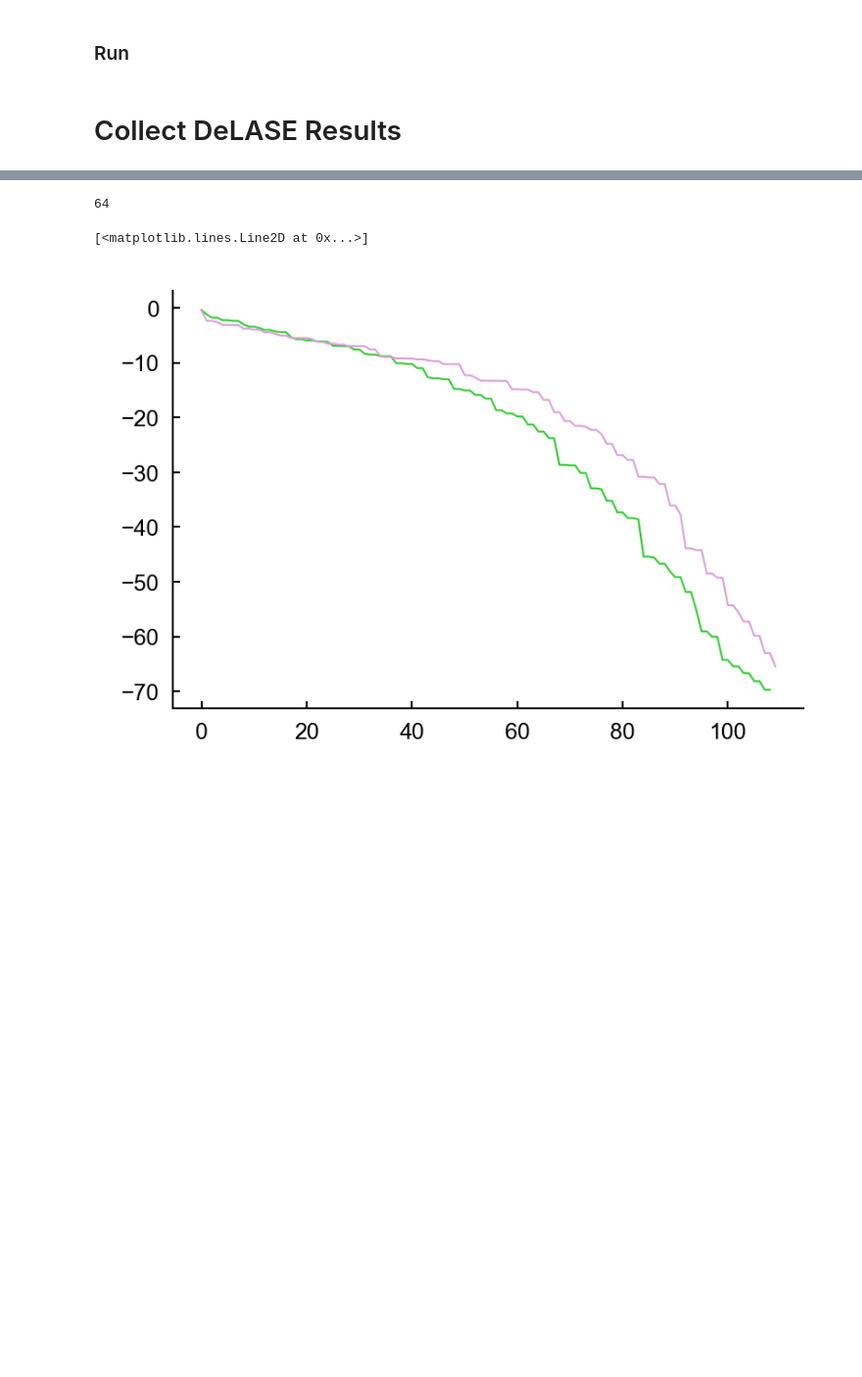
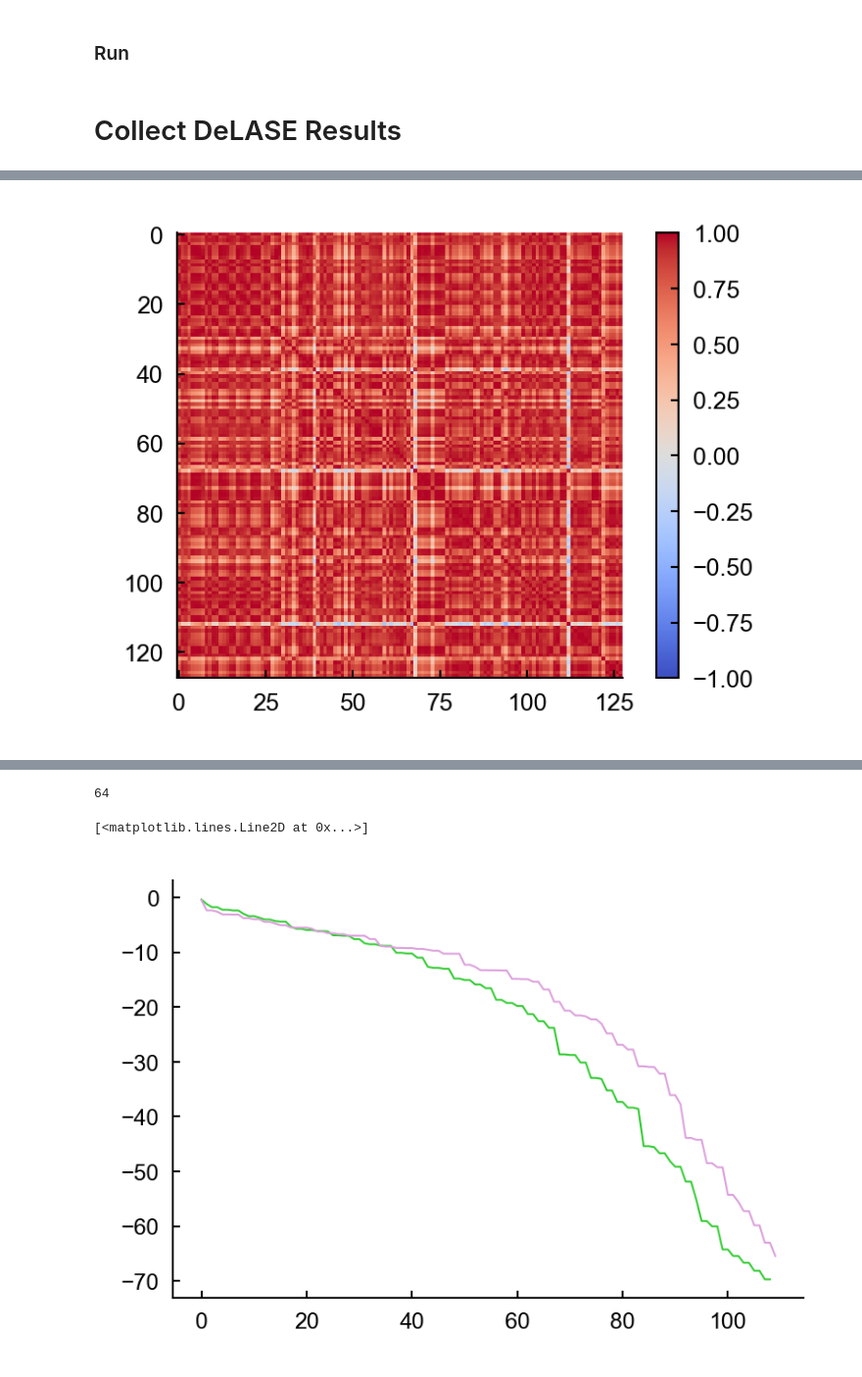
Before and after one commit to adamjeisen/UniversalUnconsciousness, a Jupyter notebook: _jupyter/DeLASE Analysis/2024-06-25 - Running Grid Search + DeLASE.ipynb, the cells around one changed output, grey strips where cells are left out. Shown at 98% size. Saved outputs shown, nothing was run; the diff lists cells and outputs as text; code cells hidden in the pictures; blank space fills up the shorter version.

```diff
--- a/_jupyter/DeLASE Analysis/2024-06-25 - Running Grid Search + DSA.ipynb
+++ b/_jupyter/DeLASE Analysis/2024-06-25 - Running Grid Search + DeLASE.ipynb
@@ -517,0 +613,9 @@ for i in range(0, lfp.shape[1], 16):
+# %%
+corr_mat = np.corrcoef(lfp_both.T)
+# %%
+norm = Normalize(vmin=-1, vmax=1)
+plt.imshow(corr_mat, norm=norm, cmap='coolwarm')
+plt.colorbar()
+plt.show()
+# %% [output]
+[figure, added]
```
Also changed, not shown: parts of 34 cells of this notebook, 4 other files.
